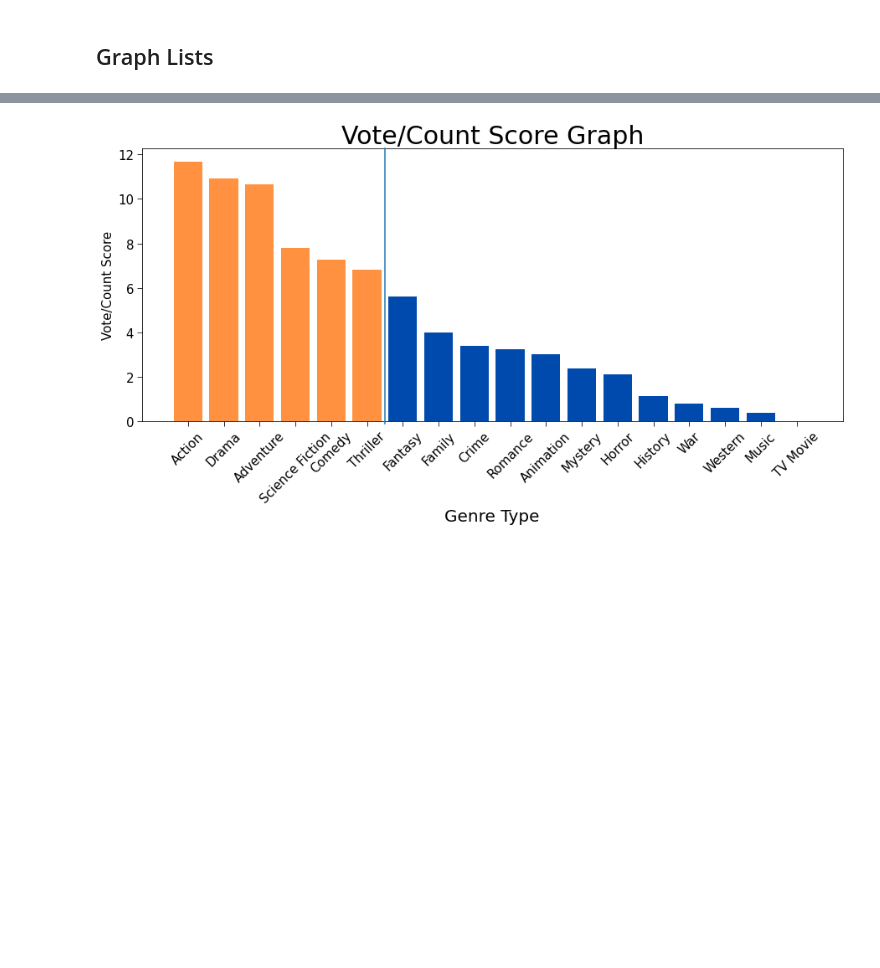
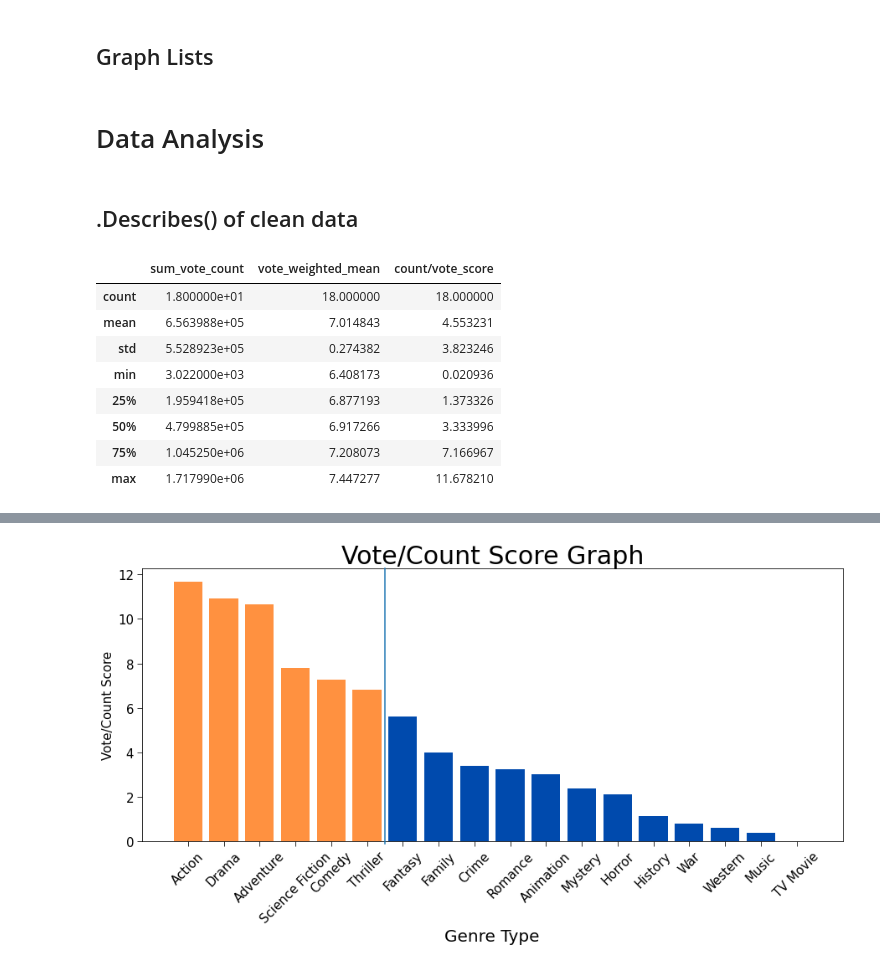
Before and after one commit to Co-nn/Movie-Analysis-Project, a Jupyter notebook: Main.ipynb, the cells around one changed output, grey strips where cells are left out. Saved outputs shown, nothing was run; the diff lists cells and outputs as text; code cells hidden in the pictures; blank space fills up the shorter version.

```diff
--- a/Main.ipynb
+++ b/Main.ipynb
@@ -174,3 +276,19 @@ top_6_avg_runtimes = top_6_avg_runtimes.sort_values('runtime_minutes', ascending
 las = ["-$100 Million","$0", "$100 Million", "$200 Million", "$300 Million", "$400 Million"]
 # %%
 los = ["$0", "$20 Million", "$40 Million", "$60 Million", "$80 Million", "$100 Million", "$120 Million", "$140 Million"]
+# %% [markdown]
+# Data Analysis
+# %% [markdown]
+## .Describes() of clean data
+# %%
+top.describe()
+# %% [output]
+|  | sum_vote_count | vote_weighted_mean | count/vote_score |
+| count | 1.800000e+01 | 18.000000 | 18.000000 |
+| mean | 6.563988e+05 | 7.014843 | 4.553231 |
+| std | 5.528923e+05 | 0.274382 | 3.823246 |
+| min | 3.022000e+03 | 6.408173 | 0.020936 |
+| 25% | 1.959418e+05 | 6.877193 | 1.373326 |
+| 50% | 4.799885e+05 | 6.917266 | 3.333996 |
+| 75% | 1.045250e+06 | 7.208073 | 7.166967 |
+| max | 1.717990e+06 | 7.447277 | 11.678210 |
```
Also changed, not shown: parts of 21 cells of this notebook, 1 other file.
